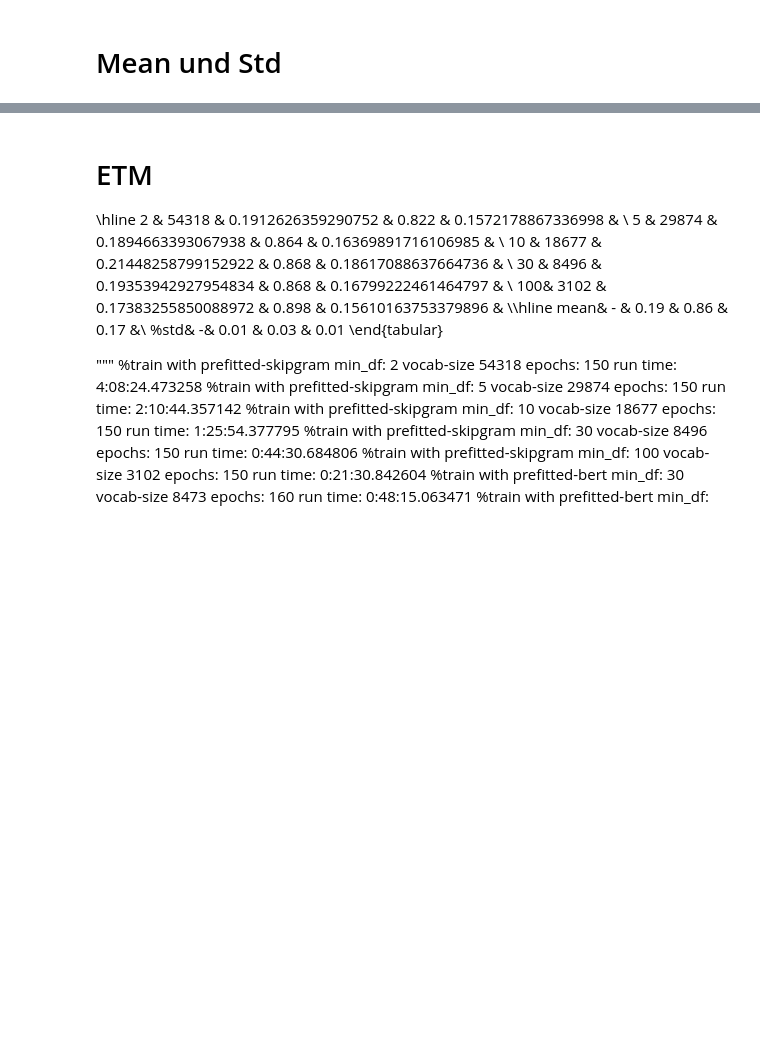
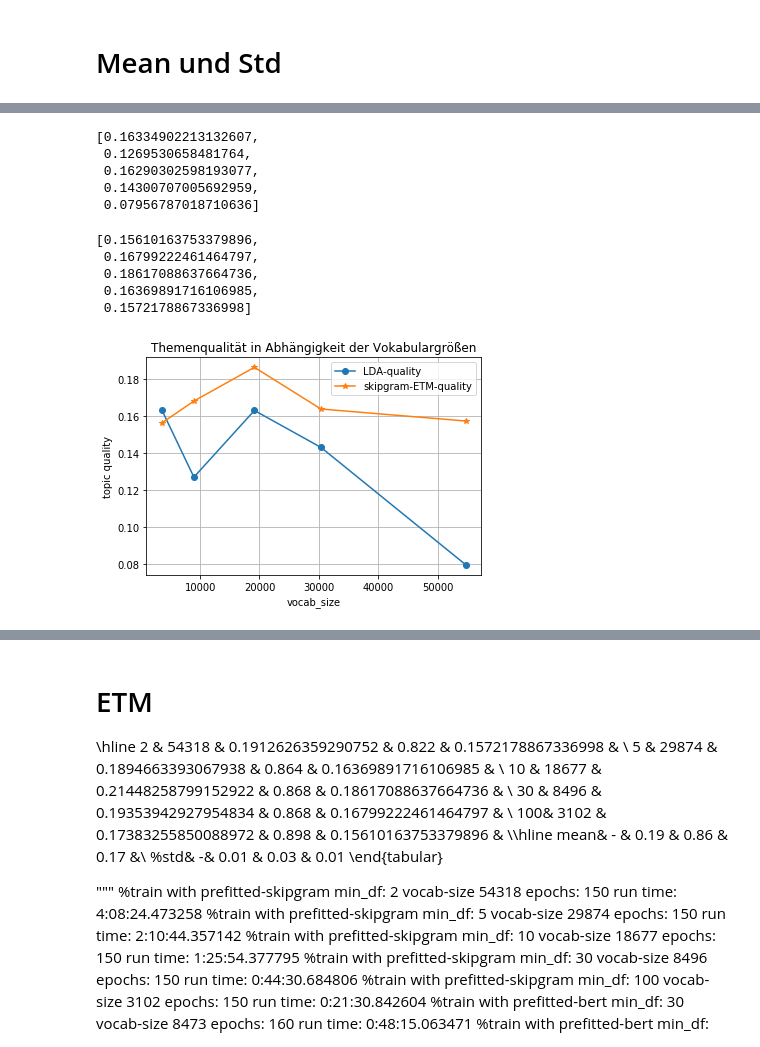
Before and after one commit to hanhluukim/replication-topic-modelling-in-embedding-space, a Jupyter notebook: src/visualization_results.ipynb, the cells around one changed output, grey strips where cells are left out. Saved outputs shown, nothing was run; the diff lists cells and outputs as text; code cells hidden in the pictures; blank space fills up the shorter version.

```diff
--- a/src/visualization_results.ipynb
+++ b/src/visualization_results.ipynb
@@ -74,2 +89,14 @@ for values_by_vocab_sizes in ldas_values:
+# %%
+def get_reserved_list(liste):
+    reserved_list = [None] * len(liste)
+    #print(reserved_list)
+    i = 0
+    j = len(liste)-1
+    while j >= 0:
+        #print(liste[j])
+        reserved_list[i] =  liste[j]
+        j = j - 1
+        i = i + 1
+    return reserved_list
 # %%
 etms_values = [
@@ -86,0 +145,37 @@ for values_by_vocab_sizes in etms_values:
+# %%
+ldas_values[2]
+# %% [output]
+[0.16334902213132607,
+ 0.1269530658481764,
+ 0.16290302598193077,
+ 0.14300707005692959,
+ 0.07956787018710636]
+# %%
+etms_values[2]
+# %% [output]
+[0.15610163753379896,
+ 0.16799222461464797,
+ 0.18617088637664736,
+ 0.16369891716106985,
+ 0.1572178867336998]
+# %%
+lda_qlt = ldas_values[2]
+etm_qlt = etms_values[2]
+# %%
+
+
+xs = vocab_size_with_out_stopwords
+
+markers_on = vocab_size_with_out_stopwords
+plt.plot(xs, lda_qlt, marker='o', label="LDA-quality")
+plt.plot(xs, etm_qlt, marker='*', label="skipgram-ETM-quality")
+
+plt.legend()
+plt.grid()
+plt.title('Themenqualität in Abhängigkeit der Vokabulargrößen')
+plt.xlabel('vocab_size')
+plt.ylabel('topic quality')
+plt.savefig(f'{figures_directory_pth}/topic_quality.png')
+plt.show()
+# %% [output]
+[figure, added]
```
Also changed, not shown: parts of 12 cells of this notebook, 11 other files.
